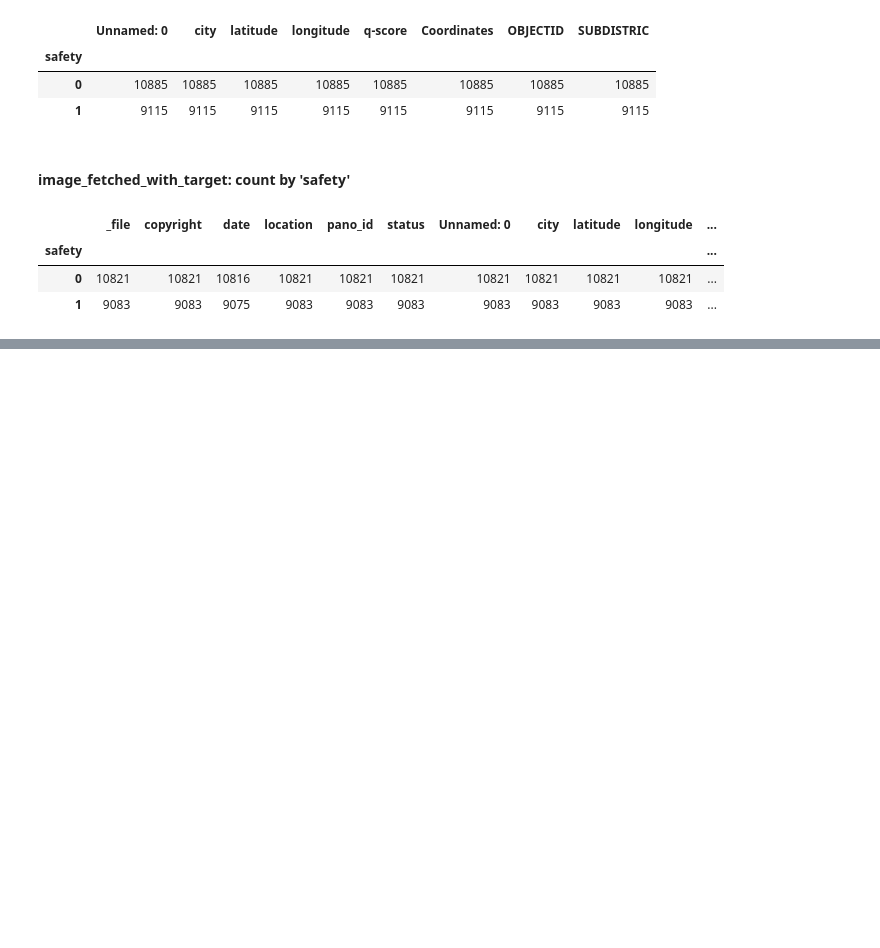
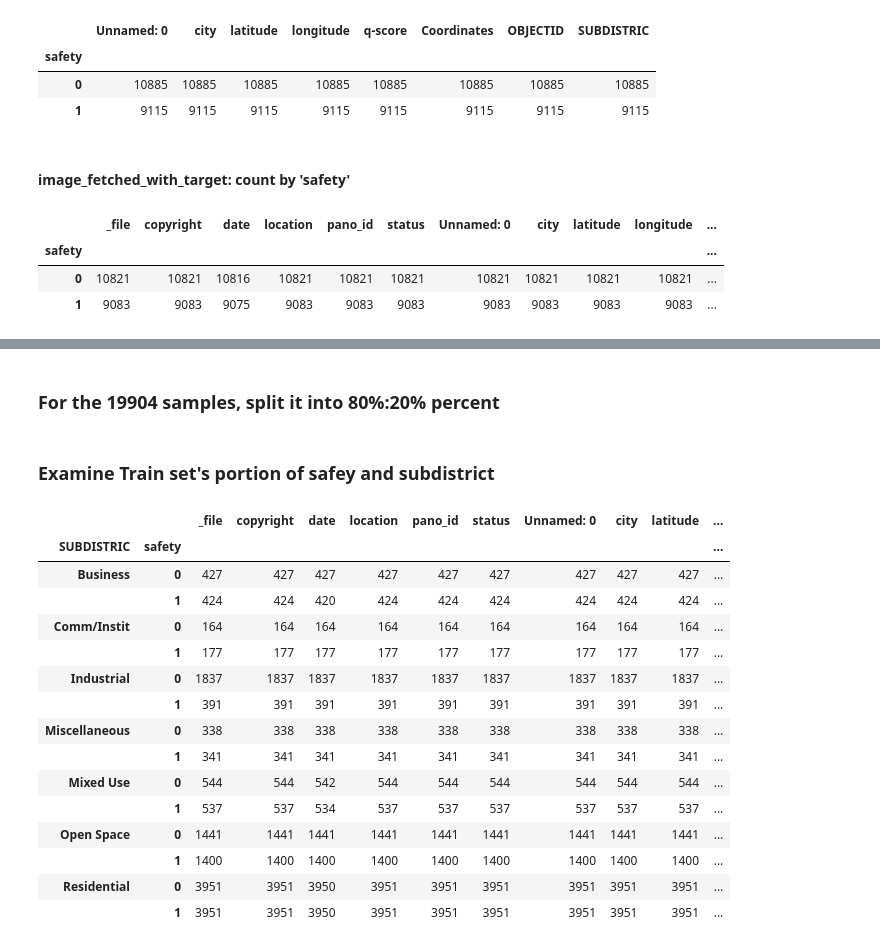
Before and after one commit to littlebeanbean7/Toronto_Streetscore, a Jupyter notebook: code/check_boston_image_downsampled.ipynb, the cells around one changed output, grey strips where cells are left out. Saved outputs shown, nothing was run; the diff lists cells and outputs as text; code cells hidden in the pictures; blank space fills up the shorter version.

Commit message:
train, test split

```diff
--- a/code/check_boston_image_downsampled.ipynb
+++ b/code/check_boston_image_downsampled.ipynb
@@ -180,0 +194,2 @@ image_fetched_with_target.groupby(['safety']).count()
+# %% [markdown]
+### For the 19904 samples, split it into 80%:20% percent
@@ -180,0 +198,23 @@ image_fetched_with_target.groupby(['safety']).count()
+# %%
+train, test = train_test_split(image_fetched_with_target, test_size=0.2)
+# %% [markdown]
+### Examine Train set's portion of safey and subdistrict
+# %%
+train.groupby(['SUBDISTRIC','safety']).count()
+# %% [output]
+|  |  | _file | copyright | date | location | pano_id | status | Unnamed: 0 | city | latitude | ... |
+| SUBDISTRIC | safety |  |  |  |  |  |  |  |  |  | ... |
+| Business | 0 | 427 | 427 | 427 | 427 | 427 | 427 | 427 | 427 | 427 | ... |
+|  | 1 | 424 | 424 | 420 | 424 | 424 | 424 | 424 | 424 | 424 | ... |
+| Comm/Instit | 0 | 164 | 164 | 164 | 164 | 164 | 164 | 164 | 164 | 164 | ... |
+|  | 1 | 177 | 177 | 177 | 177 | 177 | 177 | 177 | 177 | 177 | ... |
+| Industrial | 0 | 1837 | 1837 | 1837 | 1837 | 1837 | 1837 | 1837 | 1837 | 1837 | ... |
+|  | 1 | 391 | 391 | 391 | 391 | 391 | 391 | 391 | 391 | 391 | ... |
+| Miscellaneous | 0 | 338 | 338 | 338 | 338 | 338 | 338 | 338 | 338 | 338 | ... |
+|  | 1 | 341 | 341 | 341 | 341 | 341 | 341 | 341 | 341 | 341 | ... |
+| Mixed Use | 0 | 544 | 544 | 542 | 544 | 544 | 544 | 544 | 544 | 544 | ... |
+|  | 1 | 537 | 537 | 534 | 537 | 537 | 537 | 537 | 537 | 537 | ... |
+| Open Space | 0 | 1441 | 1441 | 1441 | 1441 | 1441 | 1441 | 1441 | 1441 | 1441 | ... |
+|  | 1 | 1400 | 1400 | 1400 | 1400 | 1400 | 1400 | 1400 | 1400 | 1400 | ... |
+| Residential | 0 | 3951 | 3951 | 3950 | 3951 | 3951 | 3951 | 3951 | 3951 | 3951 | ... |
+|  | 1 | 3951 | 3951 | 3950 | 3951 | 3951 | 3951 | 3951 | 3951 | 3951 | ... |
```
Also changed, not shown: parts of 24 cells of this notebook, 3 other files.
